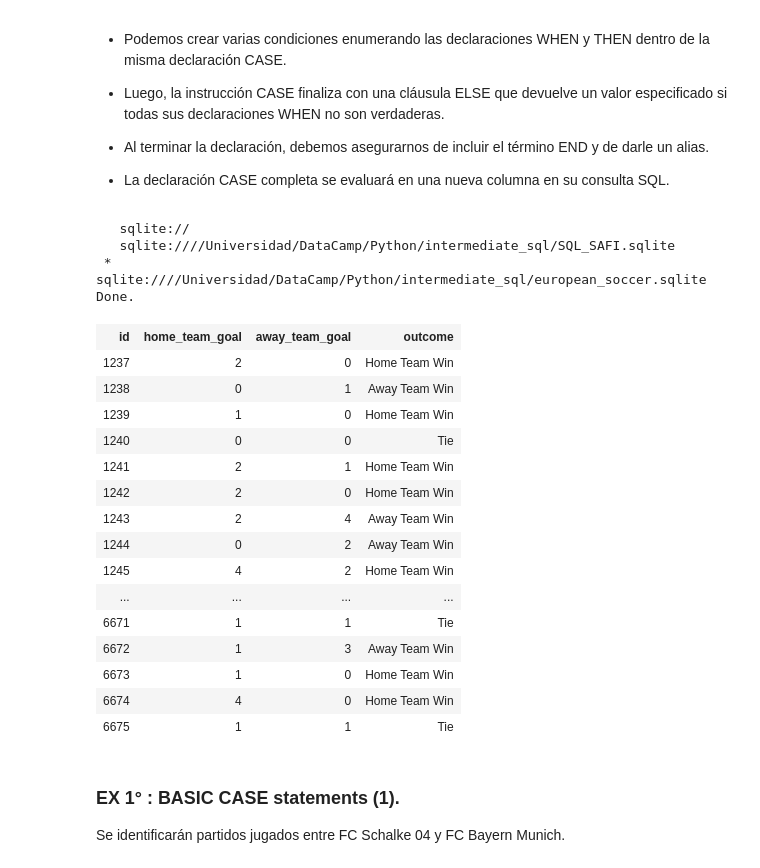
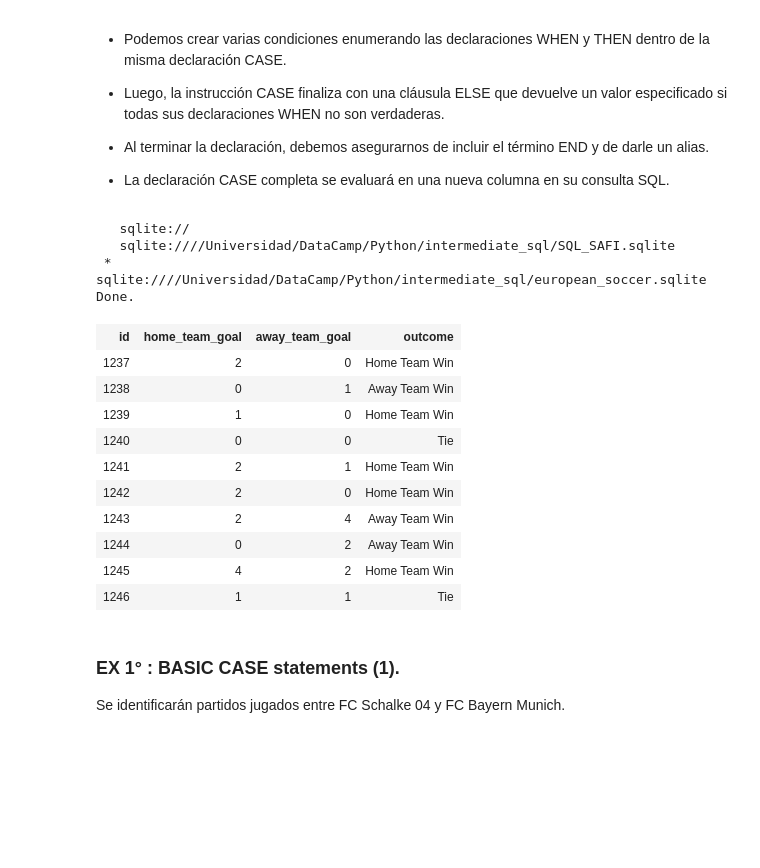
Before and after one commit to adinamarca/notebooks, a Jupyter notebook: SQL/notebook.ipynb, the cells around one changed output. Cells and saved outputs as stored; diff of their text form; code cells hidden in the pictures; blank space fills up the shorter version.

```diff
--- a/SQL/notebook.ipynb
+++ b/SQL/notebook.ipynb
@@ -201,28 +197,24 @@ CASE WHEN x = 1 THEN 'a'
 
 - La declaración CASE completa se evaluará en una nueva columna en su consulta SQL.
 # %%
-%sql SELECT id, home_team_goal, away_team_goal, CASE WHEN home_team_goal > away_team_goal THEN 'Home Team Win' WHEN home_team_goal < away_team_goal THEN 'Away Team Win' ELSE 'Tie' END AS outcome FROM match WHERE season = '2013/2014'
+%sql SELECT id, home_team_goal, away_team_goal, CASE WHEN home_team_goal > away_team_goal THEN 'Home Team Win' WHEN home_team_goal < away_team_goal THEN 'Away Team Win' ELSE 'Tie' END AS outcome FROM match WHERE season = '2013/2014' \
+LIMIT 10
 # %% [output]
    sqlite://
    sqlite:////Universidad/DataCamp/Python/intermediate_sql/SQL_SAFI.sqlite
  * sqlite:////Universidad/DataCamp/Python/intermediate_sql/european_soccer.sqlite
 Done.
 | id | home_team_goal | away_team_goal | outcome |
 | 1237 | 2 | 0 | Home Team Win |
 | 1238 | 0 | 1 | Away Team Win |
 | 1239 | 1 | 0 | Home Team Win |
 | 1240 | 0 | 0 | Tie |
 | 1241 | 2 | 1 | Home Team Win |
 | 1242 | 2 | 0 | Home Team Win |
 | 1243 | 2 | 4 | Away Team Win |
 | 1244 | 0 | 2 | Away Team Win |
 | 1245 | 4 | 2 | Home Team Win |
-| ... | ... | ... | ... |
-| 6671 | 1 | 1 | Tie |
-| 6672 | 1 | 3 | Away Team Win |
-| 6673 | 1 | 0 | Home Team Win |
-| 6674 | 4 | 0 | Home Team Win |
-| 6675 | 1 | 1 | Tie |
+| 1246 | 1 | 1 | Tie |
 # %%
 En este ejemplo, usamos una instrucción CASE para crear una nueva variable que identifica partidos como victorias del equipo local, victorias del equipo visitante o empates.
 
```
Also changed, not shown: parts of 3 cells of this notebook.
